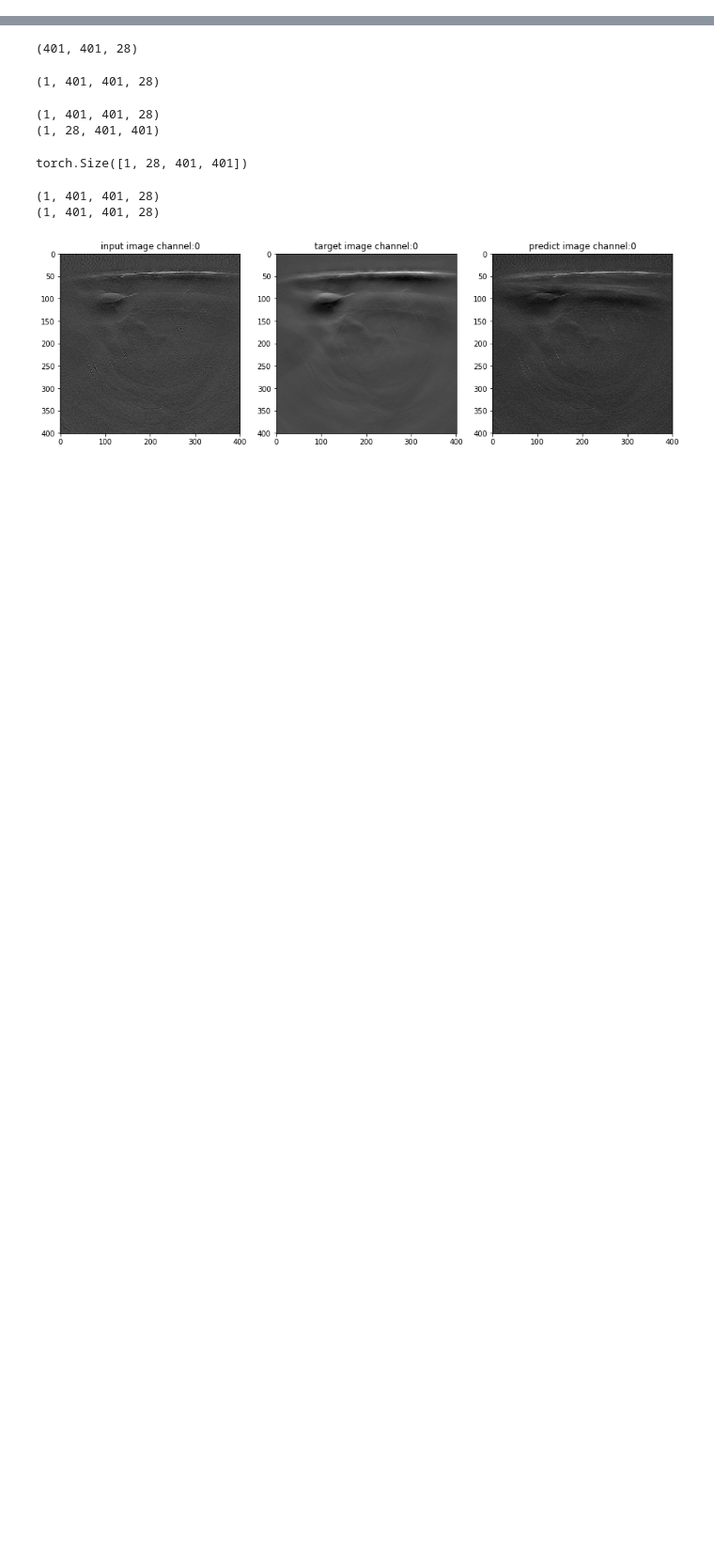
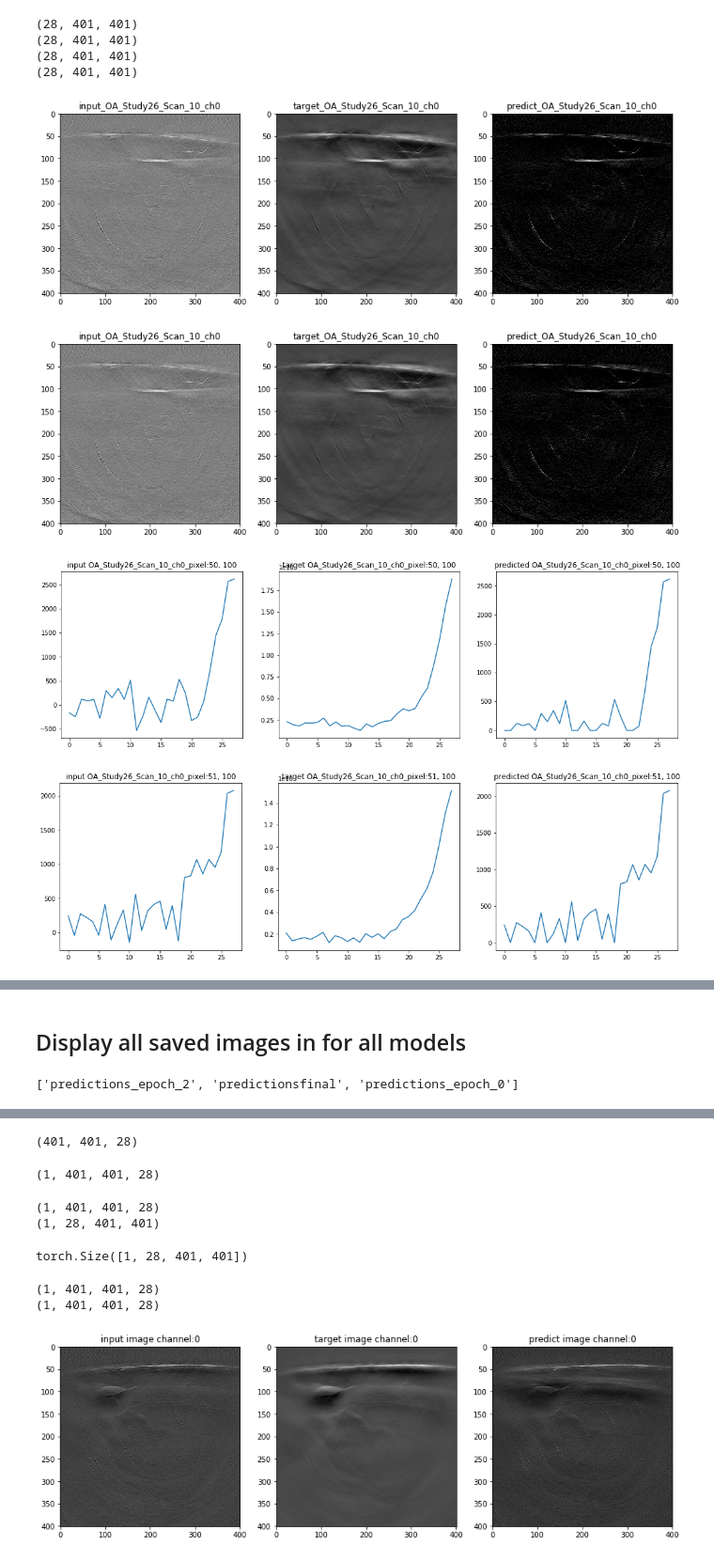
Before and after one commit to FabianPieroth/oa-di-lab, a Jupyter notebook: notebooks/logger_script.ipynb, the cells around one changed output, grey strips where cells are left out. Shown at 94% size. Cells and saved outputs as stored; diff of their text form; code cells hidden in the pictures; blank space fills up the shorter version.

Commit message:
started completing logger

```diff
--- a/notebooks/logger_script.ipynb
+++ b/notebooks/logger_script.ipynb
@@ -17,0 +11,11 @@ model_import_name = 'shallow_model__epoch_0.pt'
+# %%
+data_set = 'homo'
+logger_folder = 'deep_2_model_2018_12_04_13_19'
+os.chdir(str(PROJECT_ROOT_DIR) + '/reports' + '/' + data_set + '/' + logger_folder)
+# import here the correct model file and the correct class name
+import models.model_superclass as shallow
+#as cnn_skipC_model
+from data.data_loader import ProcessData
+import data.visualization as vis
+with open('config.json', 'r') as file:
+    json_dict = json.load(file)
@@ -17,0 +25,36 @@ model_import_name = 'shallow_model__epoch_0.pt'
+# %%
+prediction_folder1 = 'predictionsfinal'  # default: 'predictionsfinal'
+pred_type1 = 'val'  # default: 'val'
+read_folder1 = prediction_folder1 + '/' + pred_type1
+num_file1 = 0  # default: 0
+plot_channel1 = 0  # default: 0
+file_name1 = os.listdir(read_folder1)[num_file1]
+
+input_im1, target_im1, predict_im1 = vis.load_file_to_numpy(read_folder1 + '/' + file_name1)
+
+vis.plot_channel(input_im1, target_im1, predict_im1, name=file_name1, channel=plot_channel1)
+
+prediction_folder2 = 'predictionsfinal'  # default: 'predictionsfinal'
+pred_type2 = 'train'  # default: 'train'
+read_folder2 = prediction_folder2 + '/' + pred_type2
+num_file2 = 0  # default: 0
+plot_channel2 = 0  # default: 0
+file_name2 = os.listdir(read_folder2)[num_file2]
+
+input_im2, target_im2, predict_im2 = vis.load_file_to_numpy(read_folder2 + '/' + file_name2)
+
+vis.plot_channel(input_im2, target_im2, predict_im2, name=file_name2, channel=plot_channel2)
+
+if json_dict['image_type'] == 'OA':
+    vis.plot_oa_spectra(input_im1, target_im1, predict_im1, x=50, y=100, name=file_name1, figsize=(18, 5))
+
+    vis.plot_oa_spectra(input_im2, target_im2, predict_im2, x=50, y=100, name=file_name2, figsize=(18, 5))
+# %% [output]
+(28, 401, 401)
+(28, 401, 401)
+(28, 401, 401)
+(28, 401, 401)
+[figure, added]
+[figure, added]
+[figure, added]
+[figure, added]
@@ -18,3 +63,12 @@ model_import_name = 'shallow_model__epoch_0.pt'
+# %% [markdown]
+## Display all saved images in for all models
+# %%
+# read and display saved predicitons and to compare them
+list_predictions = [s for s in os.listdir() if 'predictions' in s]
+print(list_predictions)
+for folder in list_predictions:
+# %% [output]
+['predictions_epoch_2', 'predictionsfinal', 'predictions_epoch_0']
 # %%
 # specify comparison file
 read_file = ( '/home/sunita/IDP/Code/Repo/di-lab' +
```
Also changed, not shown: parts of 8 cells of this notebook, 6 other files.
